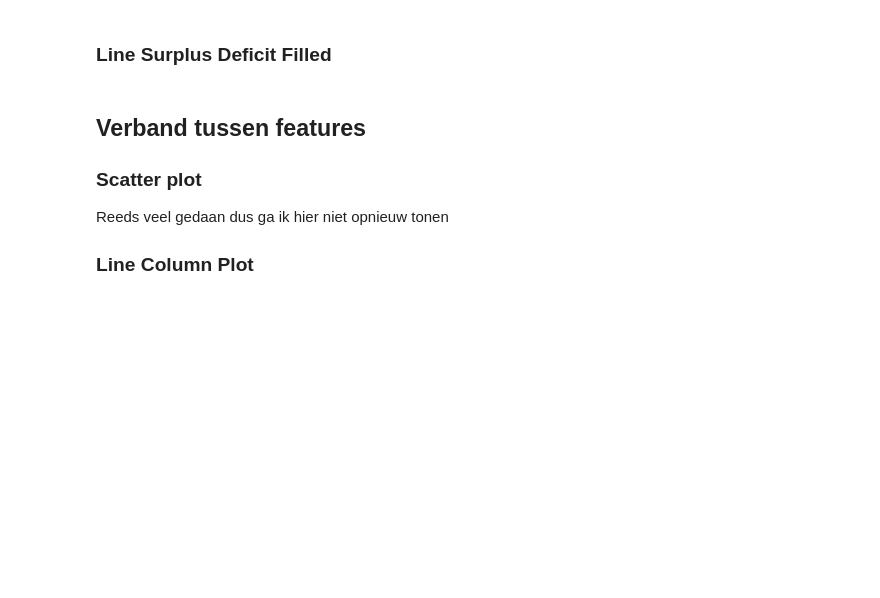
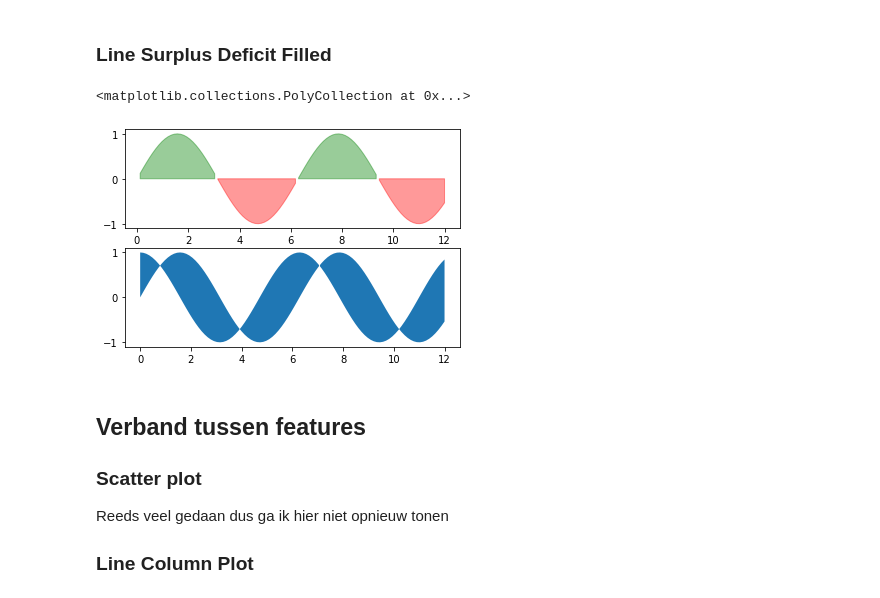
Before and after one commit to mohamed-ma/Leerstof_2122, a Jupyter notebook: 10_DataVisualisation/DataVisualisation.ipynb, the cells around one changed output. Cells and saved outputs as stored; diff of their text form; code cells hidden in the pictures; blank space fills up the shorter version.

```diff
--- a/10_DataVisualisation/DataVisualisation.ipynb
+++ b/10_DataVisualisation/DataVisualisation.ipynb
@@ -57,5 +90,30 @@ plt.savefig("test.png")
 # %% [markdown]
 ### Line Surplus Deficit Filled
+# %%
+# x gaat van 0 tot 12 en er zijn 100 datapunten (rijen)
+df = pd.DataFrame({"x": np.linspace(0,12, 100)})
+df["sin"] = np.sin(df.x)
+df["cos"] = np.cos(df.x)
+
+# 2 rijen van plots en 1 kolom
+# dit geeft de figure terug en een tuple met alle axis terug
+# deze splitsen we in ax1 (de bovenste) en ax2 (de onderste)
+fig, (ax1, ax2) = plt.subplots(2, 1)
+
+w_neg = df.sin > 0
+w_pos = df.sin < 0
+
+
+#                                    ga zowel op ax1 en ax2 tekenen met plot en fill_between
+# ax1.plot(df.x, df.sin)
+#                                 met de where=.. gaan we een soort query aangeven.
+ax1.fill_between(df.x, 0, df.sin, where=w_neg, color="green", alpha=0.4)
+ax1.fill_between(df.x, 0, df.sin, where=w_pos, color="red", alpha=0.4)
+# ax2.plot(df.x, df.cos)
+ax2.fill_between(df.x, df.sin, df.cos)
+# %% [output]
+<matplotlib.collections.PolyCollection at 0x...>
+[figure, added]
 # %% [markdown]
 ## Verband tussen features
 
```
Also changed, not shown: parts of 2 cells of this notebook.
